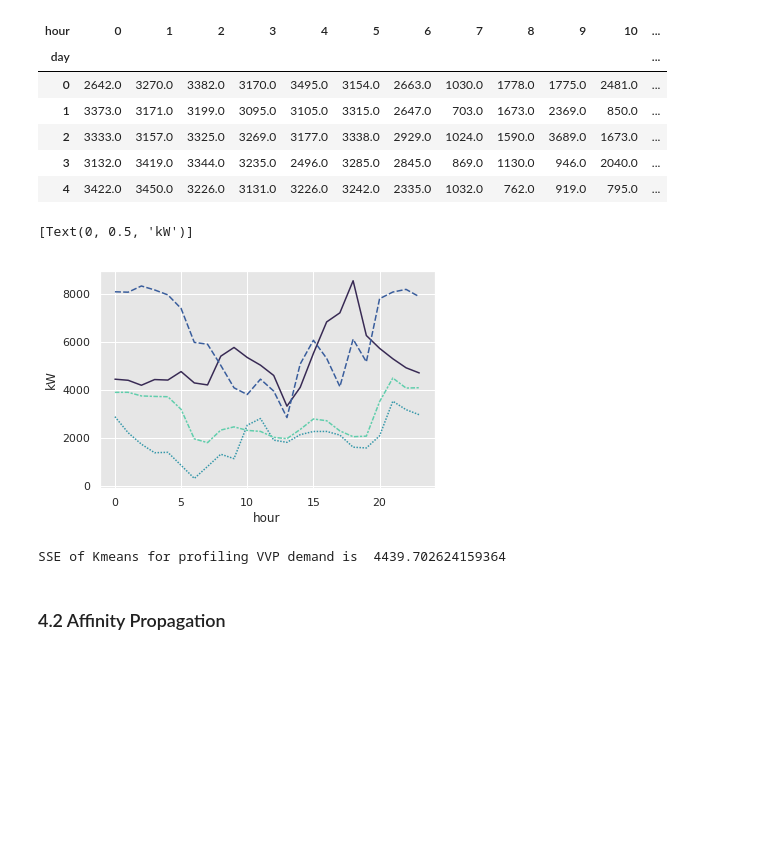
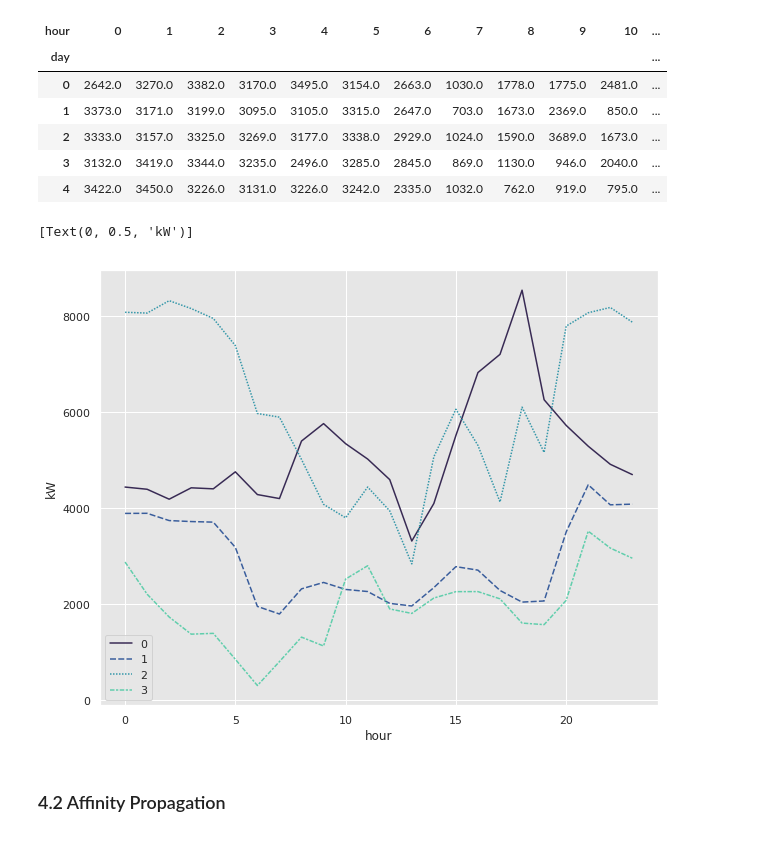
Before and after one commit to aikim/Coursera_Capstone, a Jupyter notebook: Applied Capstone Project W5.ipynb, the cells around one changed output. Cells and saved outputs as stored; diff of their text form; code cells hidden in the pictures; blank space fills up the shorter version.

```diff
--- a/Applied Capstone Project W5.ipynb
+++ b/Applied Capstone Project W5.ipynb
@@ -300,16 +301,12 @@ df.head()
 | 3 | 3132.0 | 3419.0 | 3344.0 | 3235.0 | 2496.0 | 3285.0 | 2845.0 | 869.0 | 1130.0 | 946.0 | 2040.0 | ... |
 | 4 | 3422.0 | 3450.0 | 3226.0 | 3131.0 | 3226.0 | 3242.0 | 2335.0 | 1032.0 | 762.0 | 919.0 | 795.0 | ... |
 # %%
-ax = sns.lineplot(data = df.groupby('labels').mean().T, legend = False, palette = 'mako')
+ax = sns.lineplot(data = df.groupby('labels').mean().T, palette = 'mako')
 
 ax.set(ylabel='kW')
 # %% [output]
 [Text(0, 0.5, 'kW')]
-[figure, old version]
+[figure, new version]
-# %%
-print('SSE of Kmeans for profiling VVP demand is ', km.inertia_)
-# %% [output]
-SSE of Kmeans for profiling VVP demand is  4439.702624159364
 # %% [markdown]
 ### 4.2 Affinity Propagation
 
```
Also changed, not shown: parts of 8 cells of this notebook.
